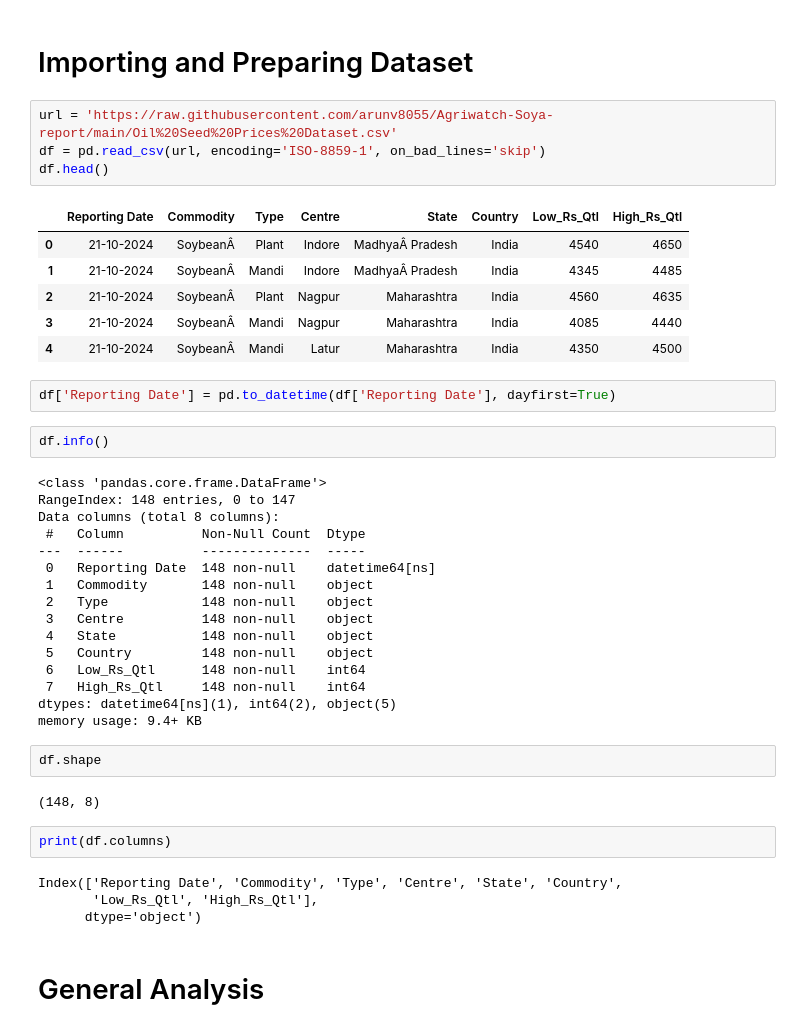
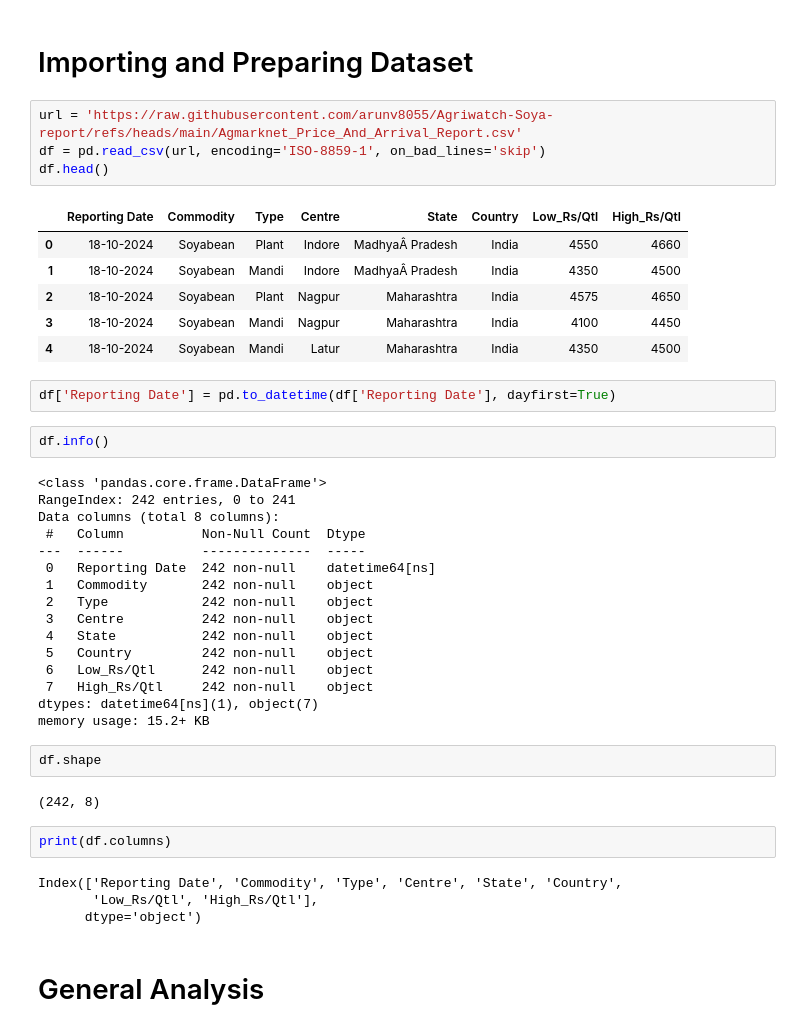
Before and after one commit to arunvithyasegar/Agriwatch-Soya-report, a Jupyter notebook: Oil_Seeds_Agriwatch.ipynb, the cells around one changed output. Cells and saved outputs as stored; diff of their text form.

```diff
--- a/Oil_Seeds_Agriwatch.ipynb
+++ b/Oil_Seeds_Agriwatch.ipynb
@@ -25,45 +25,45 @@ pio.renderers.default = 'notebook'
 # %% [markdown]
 # Importing and Preparing Dataset
 # %%
-url = 'https://raw.githubusercontent.com/arunv8055/Agriwatch-Soya-report/main/Oil%20Seed%20Prices%20Dataset.csv'
+url = 'https://raw.githubusercontent.com/arunv8055/Agriwatch-Soya-report/refs/heads/main/Agmarknet_Price_And_Arrival_Report.csv'
 df = pd.read_csv(url, encoding='ISO-8859-1', on_bad_lines='skip')
 df.head()
 # %% [output]
-|  | Reporting Date | Commodity | Type | Centre | State | Country | Low_Rs_Qtl | High_Rs_Qtl |
-| 0 | 21-10-2024 | SoybeanÂ | Plant | Indore | MadhyaÂ Pradesh | India | 4540 | 4650 |
-| 1 | 21-10-2024 | SoybeanÂ | Mandi | Indore | MadhyaÂ Pradesh | India | 4345 | 4485 |
-| 2 | 21-10-2024 | SoybeanÂ | Plant | Nagpur | Maharashtra | India | 4560 | 4635 |
-| 3 | 21-10-2024 | SoybeanÂ | Mandi | Nagpur | Maharashtra | India | 4085 | 4440 |
-| 4 | 21-10-2024 | SoybeanÂ | Mandi | Latur | Maharashtra | India | 4350 | 4500 |
+|  | Reporting Date | Commodity | Type | Centre | State | Country | Low_Rs/Qtl | High_Rs/Qtl |
+| 0 | 18-10-2024 | Soyabean | Plant | Indore | MadhyaÂ Pradesh | India | 4550 | 4660 |
+| 1 | 18-10-2024 | Soyabean | Mandi | Indore | MadhyaÂ Pradesh | India | 4350 | 4500 |
+| 2 | 18-10-2024 | Soyabean | Plant | Nagpur | Maharashtra | India | 4575 | 4650 |
+| 3 | 18-10-2024 | Soyabean | Mandi | Nagpur | Maharashtra | India | 4100 | 4450 |
+| 4 | 18-10-2024 | Soyabean | Mandi | Latur | Maharashtra | India | 4350 | 4500 |
 # %%
 df['Reporting Date'] = pd.to_datetime(df['Reporting Date'], dayfirst=True)
 # %%
 df.info()
 # %% [output]
 <class 'pandas.core.frame.DataFrame'>
-RangeIndex: 148 entries, 0 to 147
+RangeIndex: 242 entries, 0 to 241
 Data columns (total 8 columns):
  #   Column          Non-Null Count  Dtype
 ---  ------          --------------  -----
- 0   Reporting Date  148 non-null    datetime64[ns]
- 1   Commodity       148 non-null    object
- 2   Type            148 non-null    object
- 3   Centre          148 non-null    object
- 4   State           148 non-null    object
- 5   Country         148 non-null    object
- 6   Low_Rs_Qtl      148 non-null    int64
- 7   High_Rs_Qtl     148 non-null    int64
-dtypes: datetime64[ns](1), int64(2), object(5)
-memory usage: 9.4+ KB
+ 0   Reporting Date  242 non-null    datetime64[ns]
+ 1   Commodity       242 non-null    object
+ 2   Type            242 non-null    object
+ 3   Centre          242 non-null    object
+ 4   State           242 non-null    object
+ 5   Country         242 non-null    object
+ 6   Low_Rs/Qtl      242 non-null    object
+ 7   High_Rs/Qtl     242 non-null    object
+dtypes: datetime64[ns](1), object(7)
+memory usage: 15.2+ KB
 # %%
 df.shape
 # %% [output]
-(148, 8)
+(242, 8)
 # %%
 print(df.columns)
 # %% [output]
 Index(['Reporting Date', 'Commodity', 'Type', 'Centre', 'State', 'Country',
-       'Low_Rs_Qtl', 'High_Rs_Qtl'],
+       'Low_Rs/Qtl', 'High_Rs/Qtl'],
       dtype='object')
 # %% [markdown]
 # General Analysis
```
Also changed, not shown: parts of 11 cells of this notebook.
